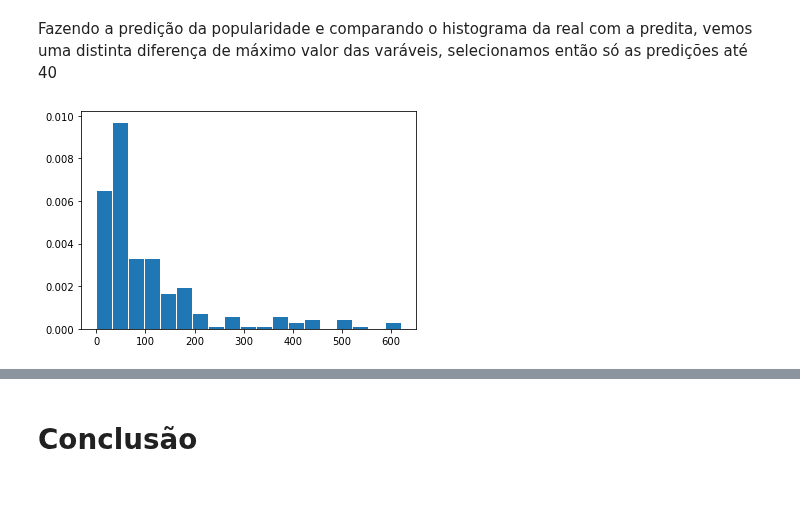
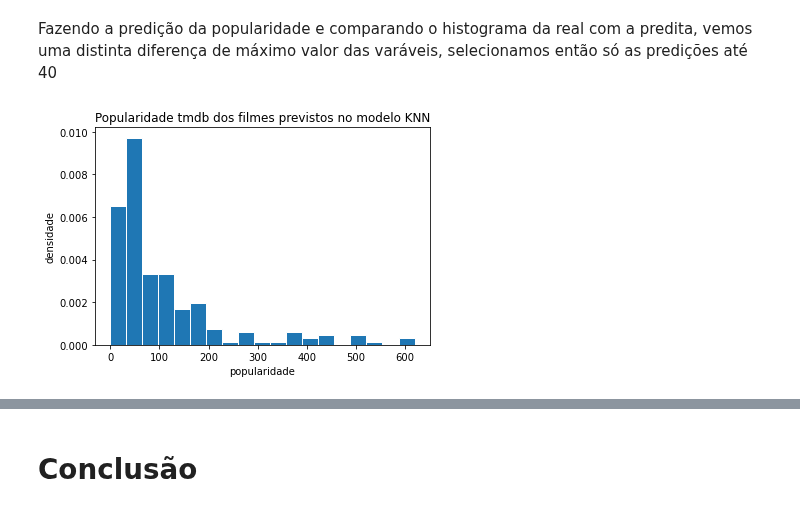
Before and after one commit to insper-classroom/22-2c-cd-p2-grupo_mace_girls, a Jupyter notebook: dados/relatorio.ipynb, the cells around one changed output, grey strips where cells are left out. Drawn from its saved outputs; the diff is of its cells as text; code cells hidden in the pictures.

```diff
--- a/dados/relatorio.ipynb
+++ b/dados/relatorio.ipynb
@@ -502,7 +501,10 @@ Fazendo a predição da popularidade e comparando o histograma da real com a pre
 # %%
 y_pred = clf3.predict(X_test2)
 faixa_test = np.linspace(y_pred.min(), y_pred.max(), 20)
 plt.hist(y_pred, faixa_test , edgecolor='white', density=True)
+plt.xlabel('popularidade')
+plt.ylabel('densidade')
+plt.title('Popularidade tmdb dos filmes previstos no modelo KNN')
 plt.show()
 # %% [output]
-[figure, old version]
+[figure, new version]
```
Also changed, not shown: parts of 8 cells of this notebook.
